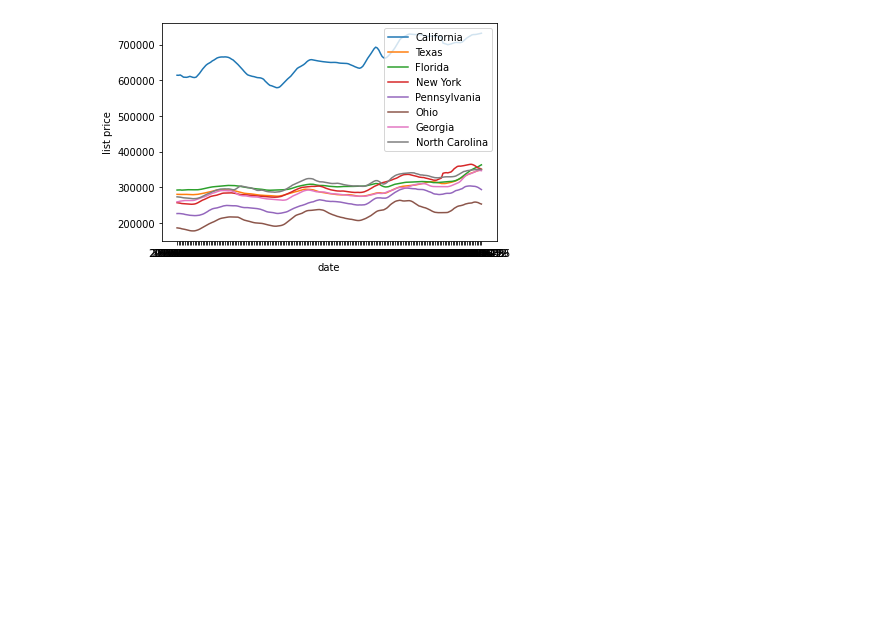
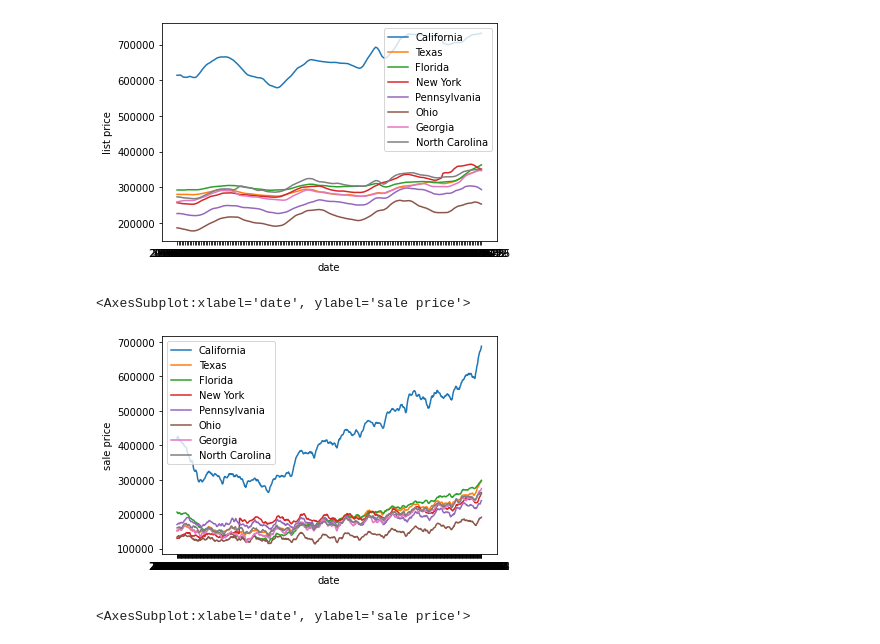
Before and after one commit to qklm/Zillow_Group_Project, a Jupyter notebook: zillow_model_states.ipynb, the cells around one changed output. Cells and saved outputs as stored; diff of their text form; code cells hidden in the pictures; blank space fills up the shorter version.

```diff
--- a/zillow_model_states.ipynb
+++ b/zillow_model_states.ipynb
@@ -143,3 +169,22 @@ sns.lineplot(data=nc_list, x="date", y="list price", label = "North Carolina")
 # %% [output]
 <AxesSubplot:xlabel='date', ylabel='list price'>
 [figure]
+# %%
+sns.lineplot(data=ca_sale, x="date", y="sale price", label = "California")
+sns.lineplot(data=tx_sale, x="date", y="sale price", label = "Texas")
+sns.lineplot(data=fl_sale, x="date", y="sale price", label = "Florida")
+sns.lineplot(data=ny_sale, x="date", y="sale price", label = "New York")
+sns.lineplot(data=pa_sale, x="date", y="sale price", label = "Pennsylvania")
+sns.lineplot(data=oh_sale, x="date", y="sale price", label = "Ohio")
+sns.lineplot(data=ga_sale, x="date", y="sale price", label = "Georgia")
+sns.lineplot(data=nc_sale, x="date", y="sale price", label = "North Carolina")
+
+# california is predictably still absurdly priced
+# %% [output]
+<AxesSubplot:xlabel='date', ylabel='sale price'>
+[figure, added]
+# %%
+sns.lineplot(data=ca_sale, x="date", y="sale price", label = "CA Sale prices")
+sns.lineplot(data=ca_list, x="date", y="list price", label = "CA List prices")
+# %% [output]
+<AxesSubplot:xlabel='date', ylabel='sale price'>
```
Also changed, not shown: parts of 8 cells of this notebook.
